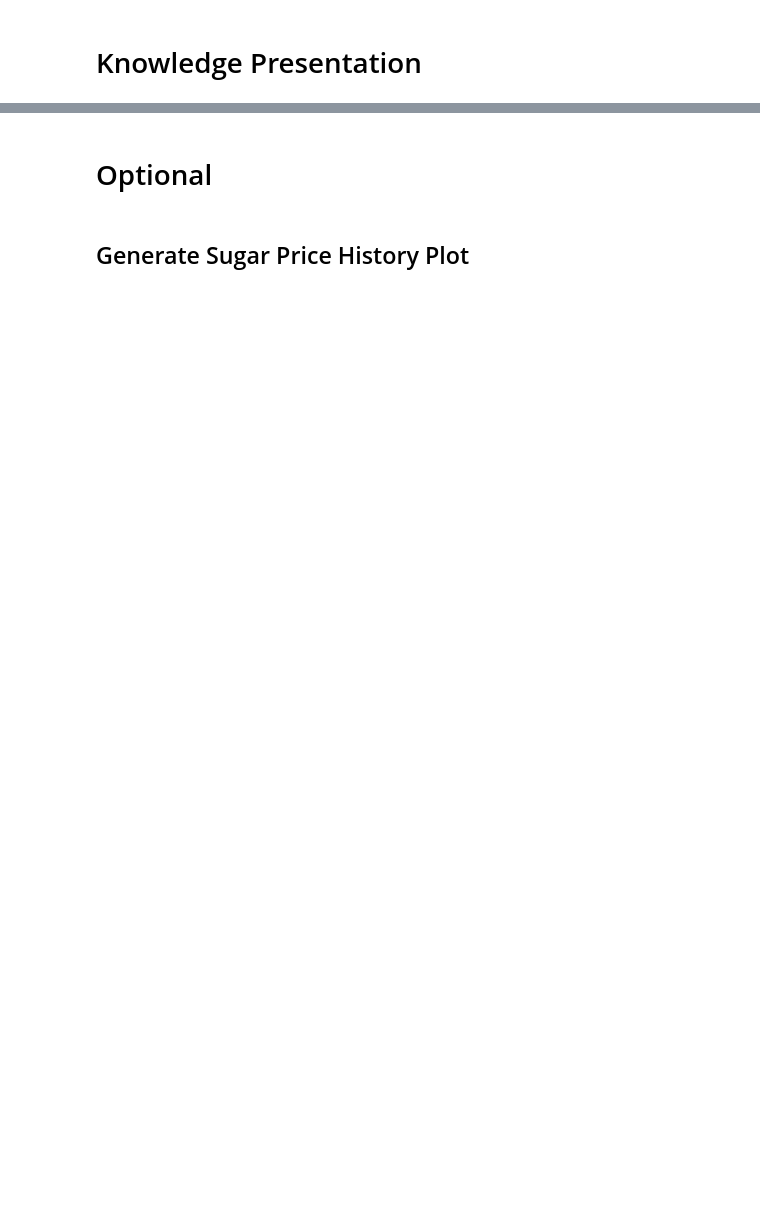
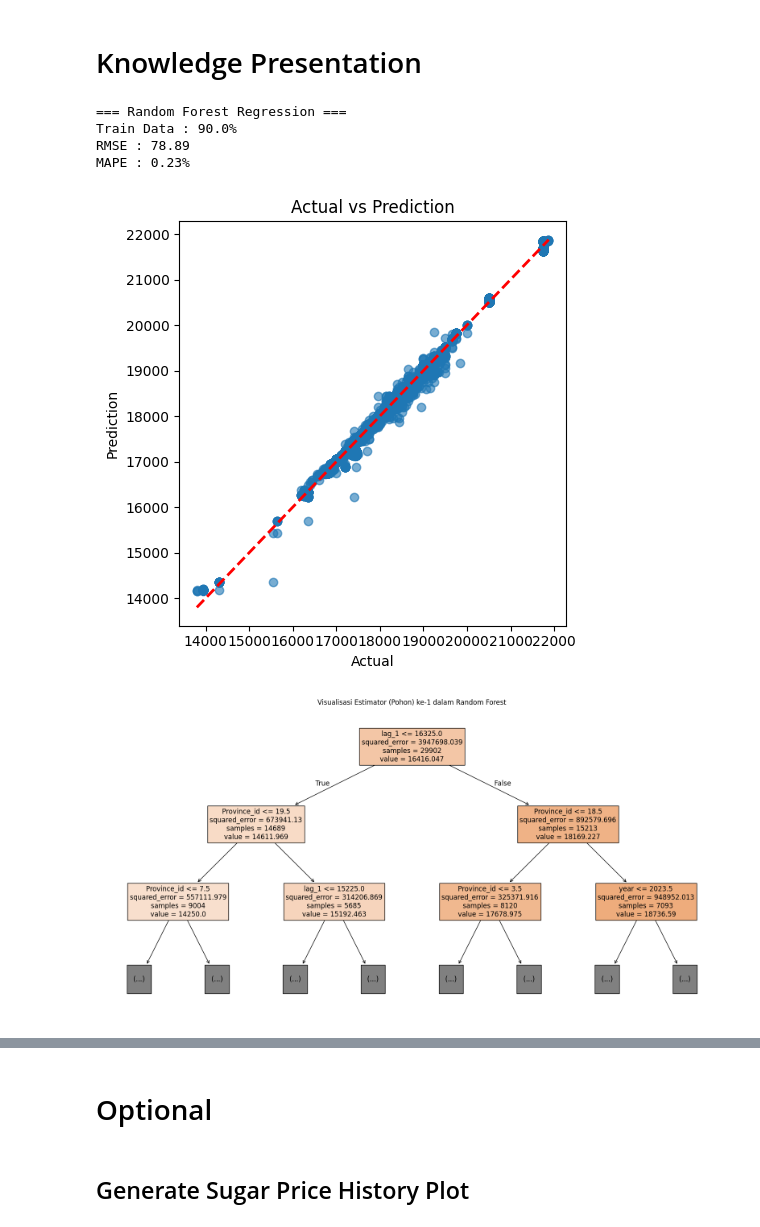
Before and after one commit to andikapramudityaa/rfr-sugar-price, a Jupyter notebook: src/main.ipynb, the cells around one changed output, grey strips where cells are left out. Saved outputs shown, nothing was run; the diff lists cells and outputs as text; code cells hidden in the pictures; blank space fills up the shorter version.

```diff
--- a/src/main.ipynb
+++ b/src/main.ipynb
@@ -356,31 +400,38 @@ mined_df = pd.DataFrame(
     }
 )
 
 # Export dataframe
 mined_df.to_excel(mined_dataset_path, index=False)
 
 # Show scatter plot between actual data vs prediction
 plt.figure(figsize=(5, 5))
 plt.scatter(mined_df["Actual"], mined_df["Prediction"], alpha=0.6)
 max_val = max(mined_df["Actual"].max(), mined_df["Prediction"].max())
 min_val = min(mined_df["Actual"].min(), mined_df["Prediction"].min())
 plt.plot([min_val, max_val], [min_val, max_val], "r--", linewidth=2)
 
 plt.title("Actual vs Prediction")
 plt.xlabel("Actual")
 plt.ylabel("Prediction")
 plt.tight_layout()
 plt.show()
 
 # Show tree visualization
-n_trees_to_view = 3
+n_trees_to_view = 1
 
 for i in range(n_trees_to_view):
     plt.figure(figsize=(20, 10))
     tree.plot_tree(model.estimators_[i],
                    feature_names=X.columns,
                    filled=True,
                    max_depth=2,
                    fontsize=12)
     plt.title(f"Visualisasi Estimator (Pohon) ke-{i+1} dalam Random Forest")
     plt.show()
+# %% [output]
+=== Random Forest Regression ===
+Train Data : 90.0%
+RMSE : 78.89
+MAPE : 0.23%
+[figure, added]
+[figure, added]
```
Also changed, not shown: parts of 14 cells of this notebook.
